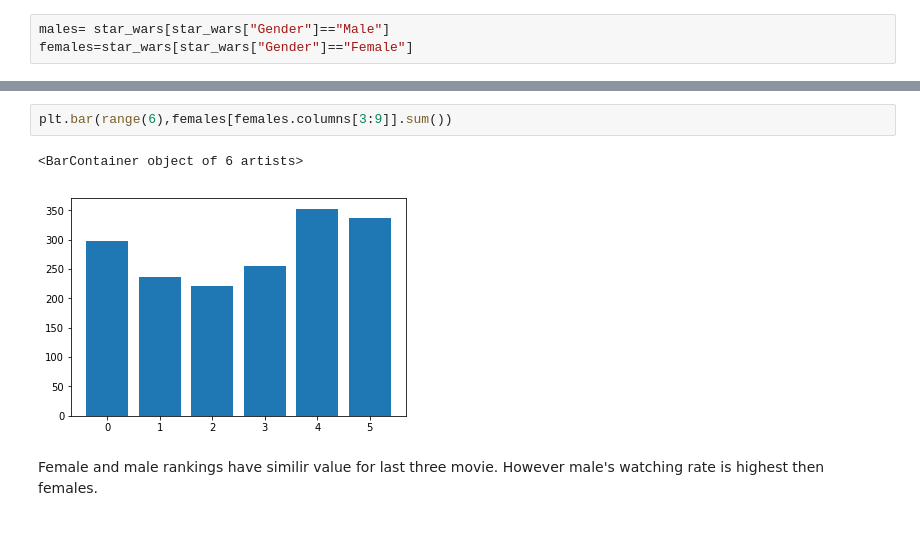
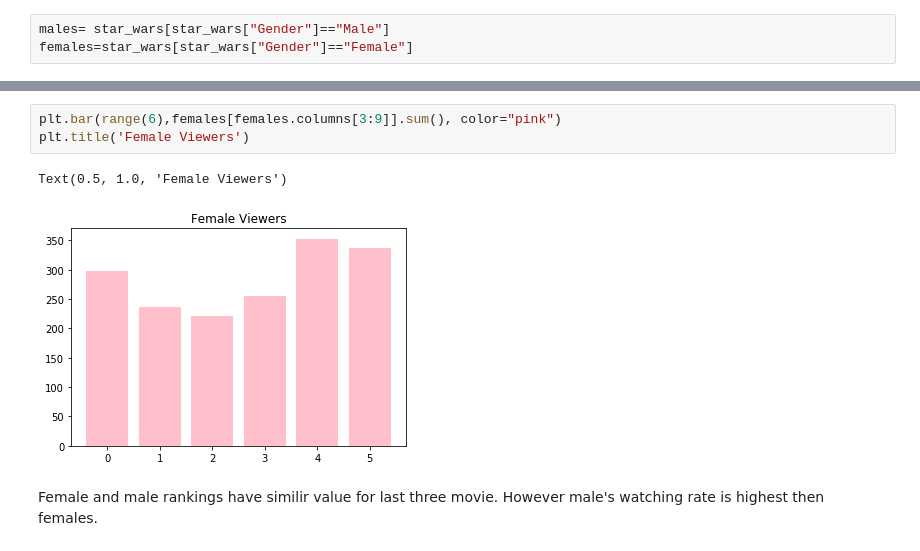
Before and after one commit to shylkymc/Star-Wars, a Jupyter notebook: Star Wars.ipynb, the cells around one changed output, grey strips where cells are left out. Drawn from its saved outputs; the diff is of its cells as text.

```diff
--- a/Star Wars.ipynb
+++ b/Star Wars.ipynb
@@ -221,7 +224,8 @@ plt.bar(range(6), males[males.columns[3:9]].sum())
 # %%
-plt.bar(range(6),females[females.columns[3:9]].sum())
+plt.bar(range(6),females[females.columns[3:9]].sum(), color="pink")
+plt.title('Female Viewers')
 # %% [output]
-<BarContainer object of 6 artists>
+Text(0.5, 1.0, 'Female Viewers')
-[figure, old version]
+[figure, new version]
 # %% [markdown]
 Female and male rankings have similir value for last three movie. However male's watching rate is highest then females.
```
Also changed, not shown: parts of 3 cells of this notebook.
